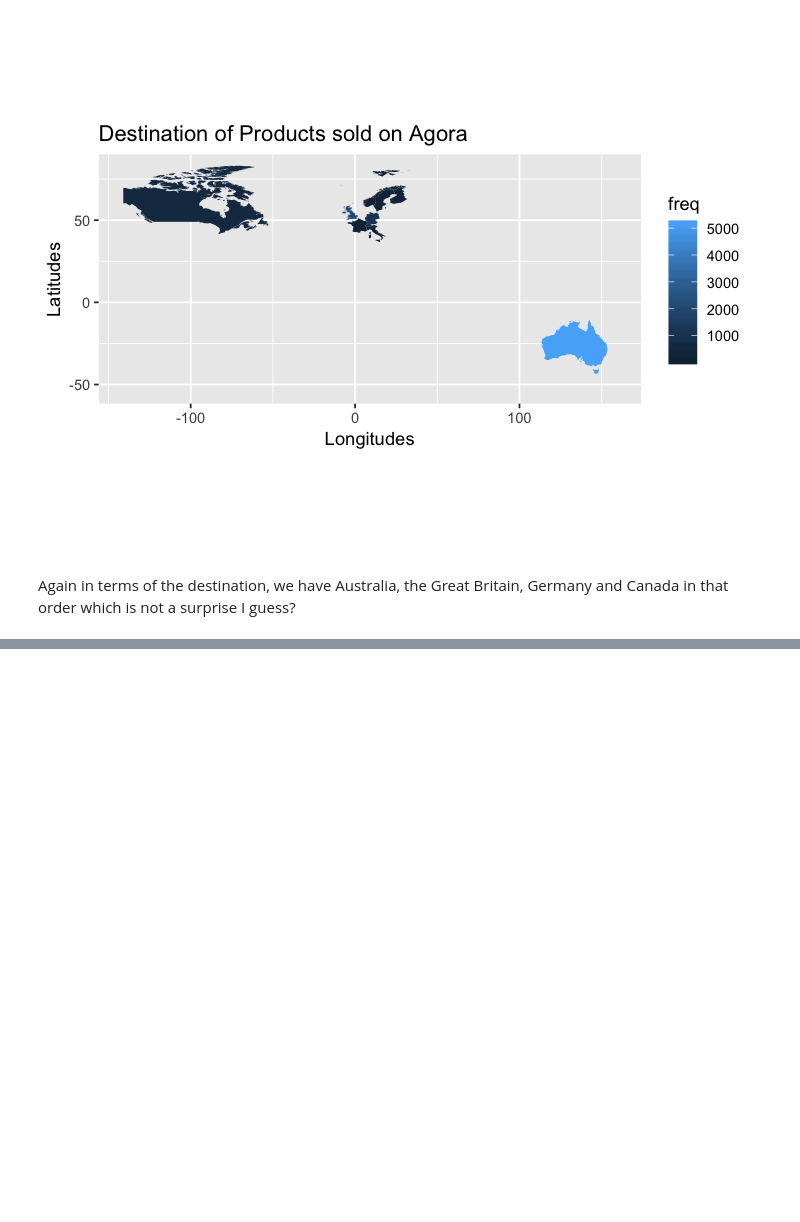
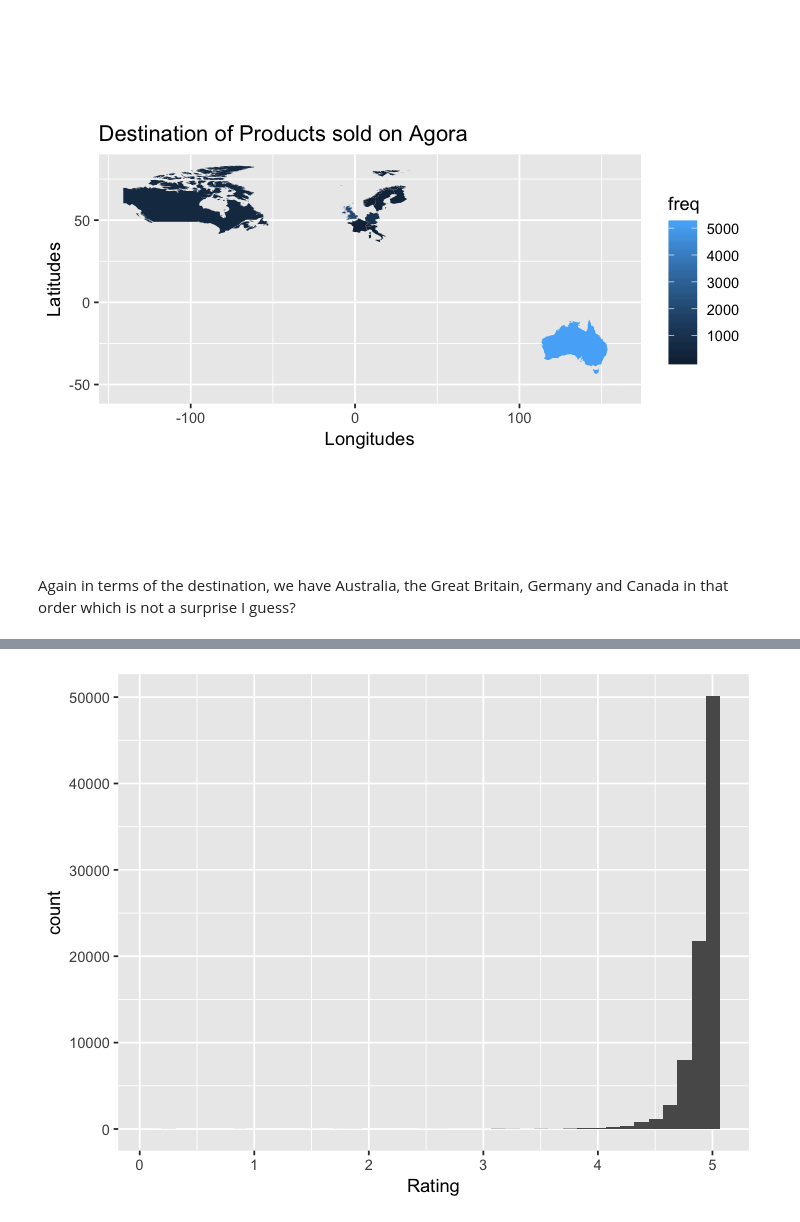
Before and after one commit to adityashrm21/exploratory_data_analysis, a Jupyter notebook: dark_net_marketplace/exploring_dark_market.ipynb, the cells around one changed output, grey strips where cells are left out. Saved outputs shown, nothing was run; the diff lists cells and outputs as text; code cells hidden in the pictures; blank space fills up the shorter version.

```diff
--- a/dark_net_marketplace/exploring_dark_market.ipynb
+++ b/dark_net_marketplace/exploring_dark_market.ipynb
@@ -542,8 +542,10 @@ ggplot(dest_data, aes(long, lat)) +
 # %% [markdown]
 Again in terms of the destination, we have Australia, the Great Britain, Germany and Canada in that order which is not a surprise I guess?
 # %%
+# separating the rating into the actual rating and the max rating (5)
 agora <- agora %>%
     separate(Rating, into = c("Rating", "Max"), sep = "/") %>%
-    filter(!is.na(Max), Rating != ~5)   #just filtering out some gibberish values created
+    filter(!is.na(Max), Rating != ~5) %>%    #just filtering out some gibberish values created
+    mutate(Rating = as.numeric(Rating))
 # %% [output]
 Warning message:
@@ -550,0 +554,7 @@ Warning message:
+# %%
+agora %>%
+    filter(Rating > 0) %>%
+    ggplot(aes(x = Rating)) +
+    geom_histogram(bins = 40)
+# %% [output]
+[figure, added]
```
Also changed, not shown: parts of 19 cells of this notebook.
